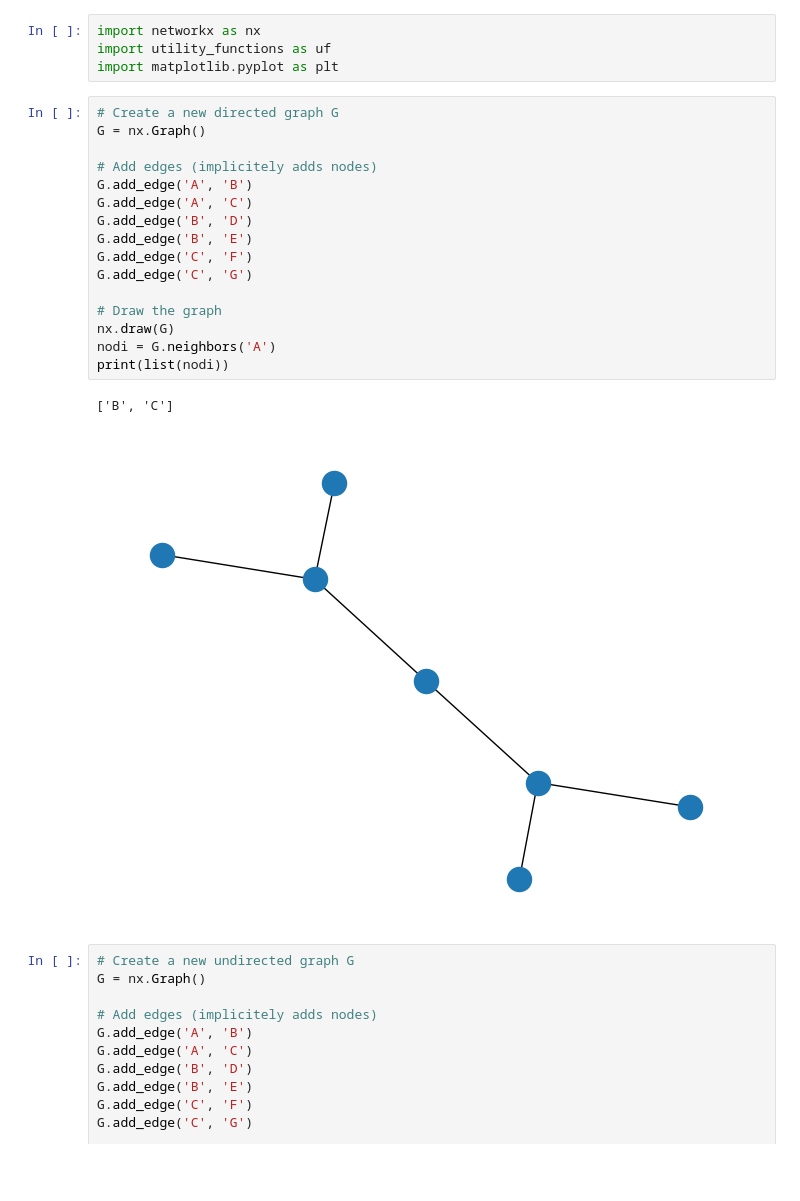
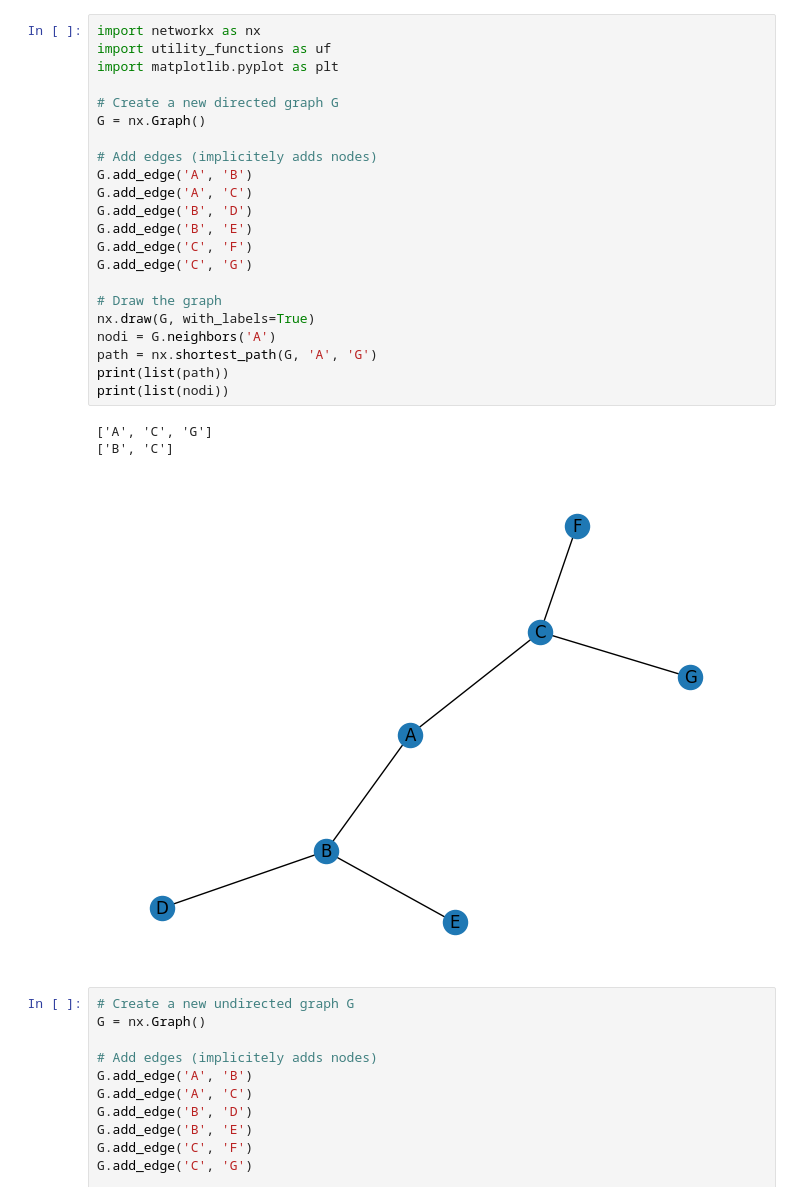
Before and after one commit to marielean/ChargingStations, a Jupyter notebook: prova.ipynb, the cells around one changed output. Cells and saved outputs as stored; diff of their text form; blank space fills up the shorter version.

Commit message:
push of new functions

```diff
--- a/prova.ipynb
+++ b/prova.ipynb
@@ -1,26 +1,29 @@
-# %%
-import networkx as nx
-import utility_functions as uf
-import matplotlib.pyplot as plt
 # %%
+import networkx as nx
+import utility_functions as uf
+import matplotlib.pyplot as plt
+
 # Create a new directed graph G
 G = nx.Graph()
 
 # Add edges (implicitely adds nodes)
 G.add_edge('A', 'B')
 G.add_edge('A', 'C')
 G.add_edge('B', 'D')
 G.add_edge('B', 'E')
 G.add_edge('C', 'F')
 G.add_edge('C', 'G')
 
 # Draw the graph
-nx.draw(G)
+nx.draw(G, with_labels=True)
 nodi = G.neighbors('A')
+path = nx.shortest_path(G, 'A', 'G')
+print(list(path))
 print(list(nodi))
 # %% [output]
+['A', 'C', 'G']
 ['B', 'C']
-[figure, old version]
+[figure, new version]
 # %%
 # Create a new undirected graph G
 G = nx.Graph()
```
Also changed, not shown: 3 other files.
